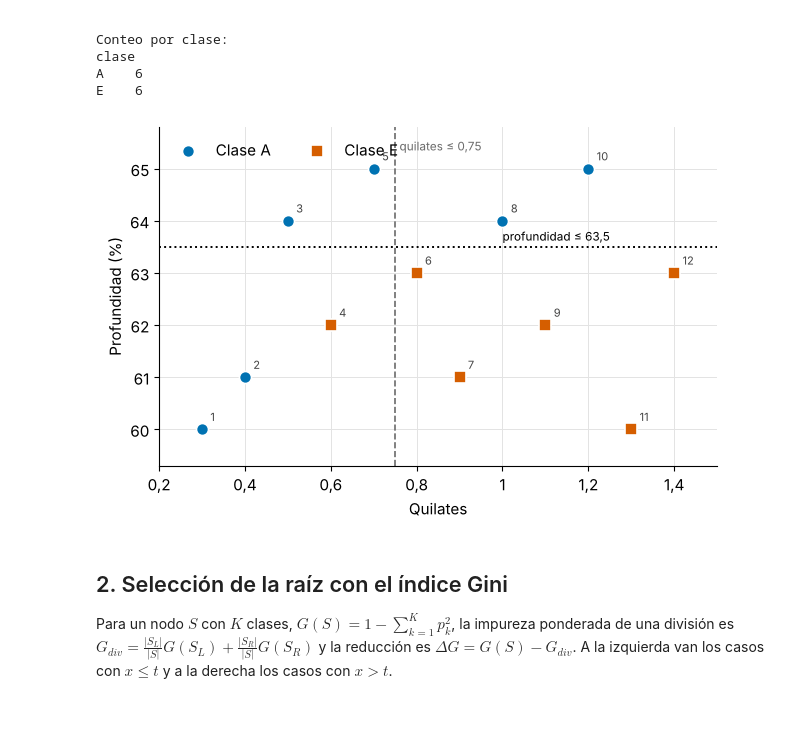
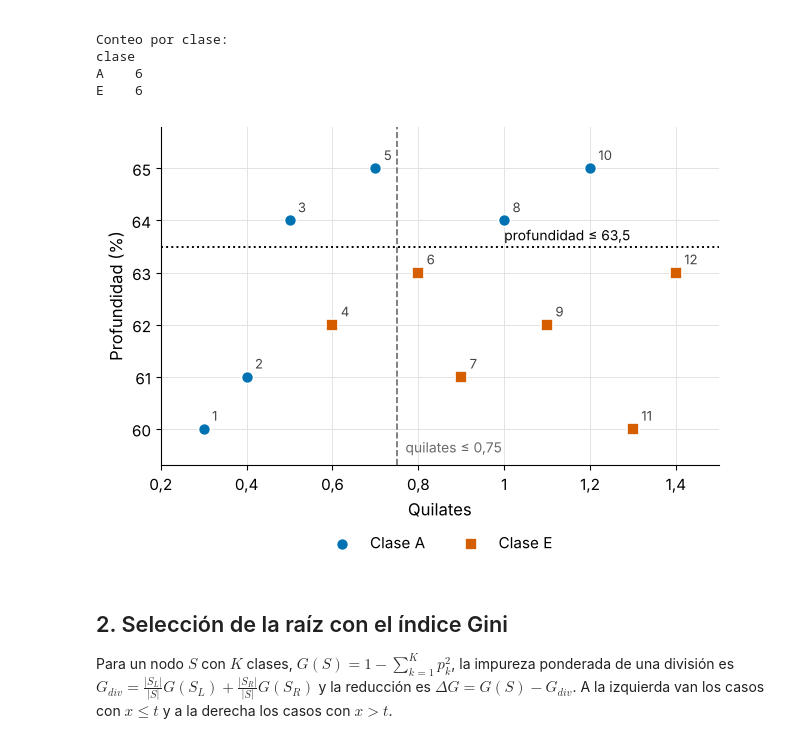
Before and after one commit to CamiloDG07/Taller-Arboles-de-decisi-n, a Jupyter notebook: taller_arboles_decision.ipynb, the cells around one changed output. Cells and saved outputs as stored; diff of their text form; code cells hidden in the pictures; blank space fills up the shorter version.

```diff
--- a/taller_arboles_decision.ipynb
+++ b/taller_arboles_decision.ipynb
@@ -22,6 +22,7 @@ import numpy as np
 import pandas as pd
 from matplotlib.colors import ListedColormap
 from matplotlib.lines import Line2D
+from matplotlib.patches import FancyBboxPatch, Rectangle
 from matplotlib.ticker import FuncFormatter
 from sklearn.datasets import load_iris
 from sklearn.dummy import DummyClassifier
@@ -41,7 +42,12 @@ MARCA = {"A": "o", "E": "s"}
 GRIS = "#6B6B6B"
 
 plt.rcParams.update({
-    "font.size": 11,
+    "font.size": 12,
+    "axes.titlesize": 12,
+    "axes.labelsize": 12,
+    "xtick.labelsize": 11,
+    "ytick.labelsize": 11,
+    "legend.fontsize": 11,
     "axes.grid.axis": "y",
     "axes.spines.top": False,
     "axes.spines.right": False,
@@ -134,28 +187,29 @@ E    6
 # %%
 fig, ax = plt.subplots(figsize=(7.2, 4.4))
 for clase in ["A", "E"]:
     sub = datos[datos["clase"] == clase]
     ax.scatter(sub["quilates"], sub["profundidad"], s=75, c=COLOR[clase],
                marker=MARCA[clase], edgecolor="white", linewidth=1.2,
                label=f"Clase {clase}", zorder=3)
 for _, fila in datos.iterrows():
     ax.annotate(str(int(fila["ID"])), (fila["quilates"], fila["profundidad"]),
-                textcoords="offset points", xytext=(6, 6), fontsize=8,
+                textcoords="offset points", xytext=(6, 6), fontsize=9.5,
                 color="#444444")
 ax.axvline(0.75, color=GRIS, linestyle="--", linewidth=1.2)
 ax.axhline(63.5, color="#000000", linestyle=":", linewidth=1.4)
-ax.text(0.76, 65.35, "quilates ≤ 0,75", color=GRIS, fontsize=8.5)
-ax.text(1.0, 63.62, "profundidad ≤ 63,5", color="#000000", fontsize=8.5)
+ax.text(0.77, 59.55, "quilates ≤ 0,75", color=GRIS, fontsize=10)
+ax.text(1.0, 63.62, "profundidad ≤ 63,5", color="#000000", fontsize=10)
 ax.set_xlabel("Quilates")
 ax.set_ylabel("Profundidad (%)")
 ax.set_xlim(0.2, 1.5)
 ax.set_ylim(59.3, 65.8)
 ax.grid(True, axis="both")
 coma(ax)
-ax.legend(loc="upper left", frameon=False, ncol=2)
+ax.legend(loc="upper center", bbox_to_anchor=(0.5, -0.16), frameon=False,
+          ncol=2)
 guardar("fig_01_datos_candidatas.png")
 # %% [output]
-[figure, old version]
+[figure, new version]
 # %% [markdown]
 ## 2. Selección de la raíz con el índice Gini
 
```
Also changed, not shown: parts of 20 cells of this notebook, 27 other files.
